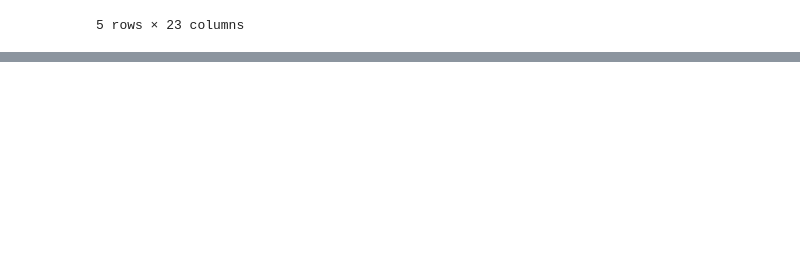
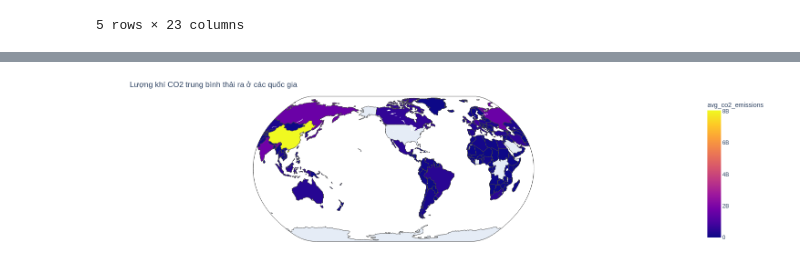
Before and after one commit to phuc-gn/Data-Visualisation-course-HCMUS, a Jupyter notebook: Lab_1/source_codes/notebook.ipynb, the cells around one changed output, grey strips where cells are left out. Saved outputs shown, nothing was run; the diff lists cells and outputs as text; code cells hidden in the pictures; blank space fills up the shorter version.

```diff
--- a/Lab_1/source_codes/notebook.ipynb
+++ b/Lab_1/source_codes/notebook.ipynb
@@ -336,0 +402,4 @@ raw_df.head(5)
+# %%
+# Lấy trung bình lượng khí thải CO2 theo từng quốc gia
+co2_by_country = raw_df.groupby('country')['co2_emissions'].agg(avg_co2_emissions='mean').reset_index()
+co2_by_country
@@ -336,0 +420,22 @@ raw_df.head(5)
+# %%
+# Tạo world map
+world = gpd.read_file(gpd.datasets.get_path('naturalearth_lowres'))
+
+# Kết hợp world map với dữ liệu co2_by_country
+merged = world.merge(co2_by_country, left_on='name', right_on='country', how='left')
+
+#  Cấu hình choropleth map
+fig = px.choropleth(merged,
+                    locations='iso_a3',  # ISO Alpha-3 (mã quốc gia)
+                    color='avg_co2_emissions',  # Chỉnh màu dựa vào cột avg_co2_emissions
+                    hover_name='country',  # Thông tin khi di chuột vào quốc gia
+                    projection='n atural earth',
+                    title='Lượng khí CO2 trung bình thải ra ở các quốc gia')
+
+fig.update_layout(margin={"r":0,"t":40,"l":0,"b":0})
+
+
+# Show the plot
+fig.show()
+# %% [output]
+[figure, added]
```
Also changed, not shown: parts of 9 cells of this notebook.
